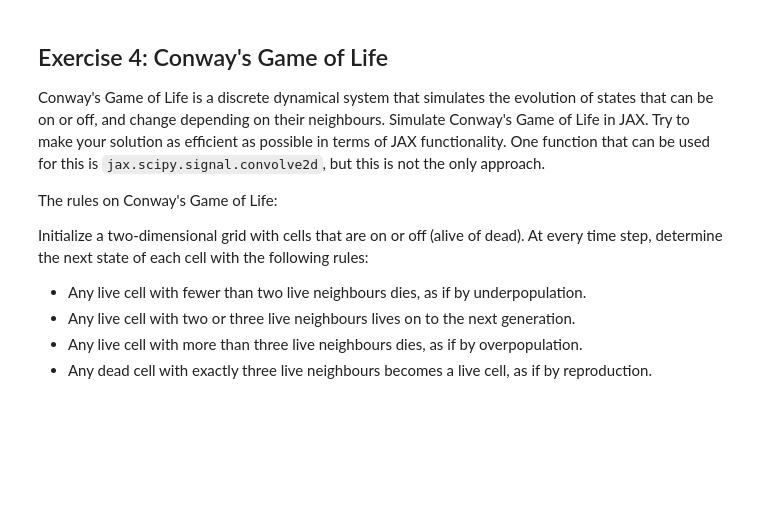
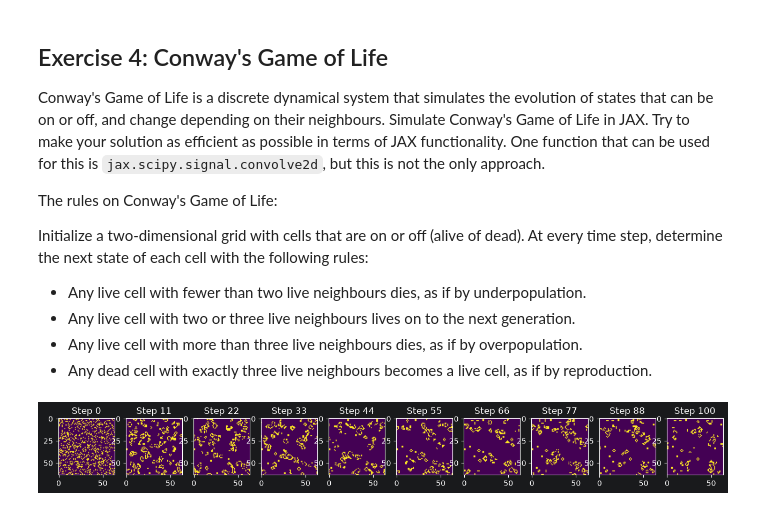
Before and after one commit to samschilder02/exercises_ComplexAdaptiveSystems_SOW-MKI49, a Jupyter notebook: CAS assignment 1.ipynb, the cells around one changed output. Cells and saved outputs as stored; diff of their text form; code cells hidden in the pictures; blank space fills up the shorter version.

```diff
--- a/CAS assignment 1.ipynb
+++ b/CAS assignment 1.ipynb
@@ -193,38 +198,49 @@ from jax.scipy.signal import convolve2d
 
 def conway_step(state):
     """
     Perform one step of Conway's Game of Life.
     state: 2D jnp.array of 0s and 1s
     Returns: next state (2D jnp.array)
     """
     # Count neighbors using convolution
     kernel = jnp.array([[1,1,1],
                         [1,0,1],
                         [1,1,1]])
 
     state_padded = jnp.pad(state, pad_width=1, mode='wrap')
-    neighbors = ... #Apply convolve
+    neighbors = convolve2d(state_padded, kernel, mode='valid')
 
-    # Apply rules
+    # rules
+    reproduction = (state == 0) & (neighbors == 3)
+    survive = (state == 1) & ((neighbors == 2) | (neighbors == 3))
 
+    state = (reproduction | survive)
     return state
 
 # Example usage:
 N = 64
 init_state = jax.random.bernoulli(jr.PRNGKey(42), p=0.2, shape=(N, N))
-T = 25
+T = 100
 
 def run_conway(init_state, T):
     def step(state, _):
         # Write scan function
-        return
-    _, states = ... # apply scan
+        state = conway_step(state)
+        return state, state
+    _, states = jax.lax.scan(step, init_state, xs=jnp.arange(T)) # apply scan
     return jnp.vstack([init_state[None, ...], states])
 
 states = run_conway(init_state, T)
 
 # Plot the evolution
-fig, axes = plt.subplots(1, 5, figsize=(8, 8))
-time_points = jnp.linspace(0, states.shape[0] - 1, 5, dtype=int)
+fig, axes = plt.subplots(1, 10, figsize=(16, 8))
+time_points = jnp.linspace(0, states.shape[0] - 1, 10, dtype=int)
 
-#visualize using plt.imshow()
+for ax, t in zip(axes, time_points):
+    board = states[t]
+    ax.imshow(board)
+
+    ax.set_title(f'Step {t}')
+plt.show()
+# %% [output]
+[figure, added]
```
Also changed, not shown: parts of 1 cell of this notebook.
